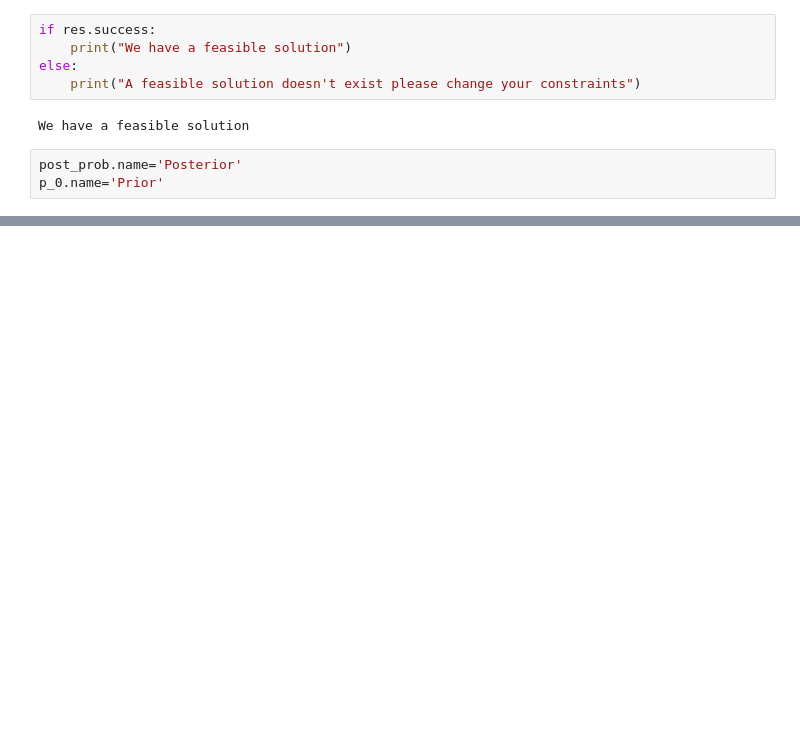
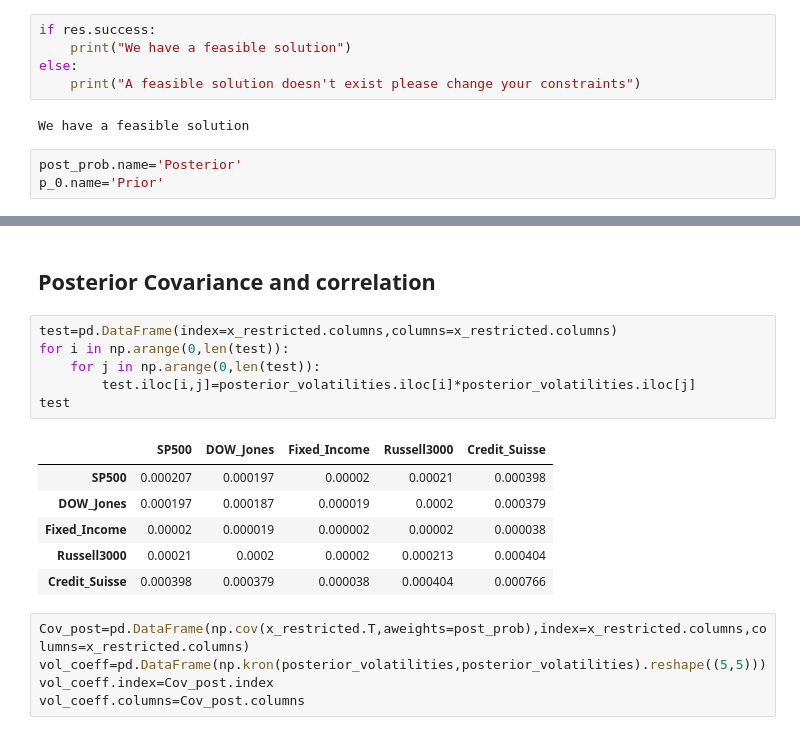
Before and after one commit to LucaDaquanno/Conditional-Monte-Carlo, a Jupyter notebook: Entropy_pool_prob_300323.ipynb, the cells around one changed output, grey strips where cells are left out. Drawn from its saved outputs; the diff is of its cells as text; blank space fills up the shorter version.

```diff
--- a/Entropy_pool_prob_300323.ipynb
+++ b/Entropy_pool_prob_300323.ipynb
@@ -776,0 +786,20 @@ dtype: float64
+# %% [markdown]
+## Posterior Covariance and correlation
+# %%
+test=pd.DataFrame(index=x_restricted.columns,columns=x_restricted.columns)
+for i in np.arange(0,len(test)):
+    for j in np.arange(0,len(test)):
+        test.iloc[i,j]=posterior_volatilities.iloc[i]*posterior_volatilities.iloc[j]
+test
+# %% [output]
+|  | SP500 | DOW_Jones | Fixed_Income | Russell3000 | Credit_Suisse |
+| SP500 | 0.000207 | 0.000197 | 0.00002 | 0.00021 | 0.000398 |
+| DOW_Jones | 0.000197 | 0.000187 | 0.000019 | 0.0002 | 0.000379 |
+| Fixed_Income | 0.00002 | 0.000019 | 0.000002 | 0.00002 | 0.000038 |
+| Russell3000 | 0.00021 | 0.0002 | 0.00002 | 0.000213 | 0.000404 |
+| Credit_Suisse | 0.000398 | 0.000379 | 0.000038 | 0.000404 | 0.000766 |
+# %%
+Cov_post=pd.DataFrame(np.cov(x_restricted.T,aweights=post_prob),index=x_restricted.columns,columns=x_restricted.columns)
+vol_coeff=pd.DataFrame(np.kron(posterior_volatilities,posterior_volatilities).reshape((5,5)))
+vol_coeff.index=Cov_post.index
+vol_coeff.columns=Cov_post.columns
```
Also changed, not shown: parts of 21 cells of this notebook.
